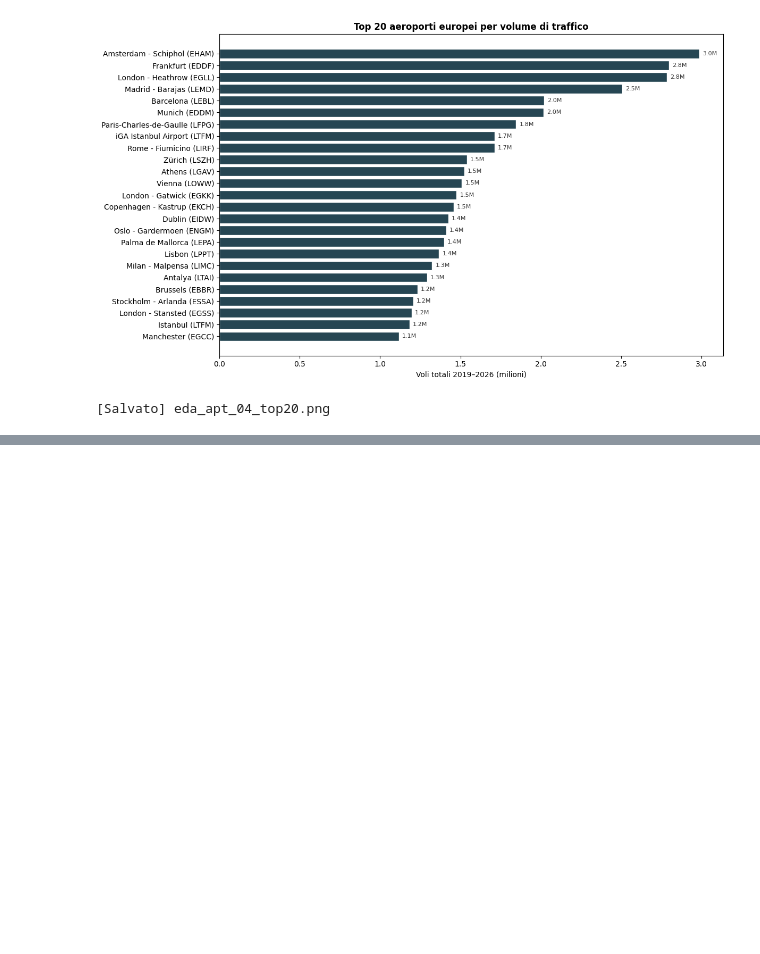
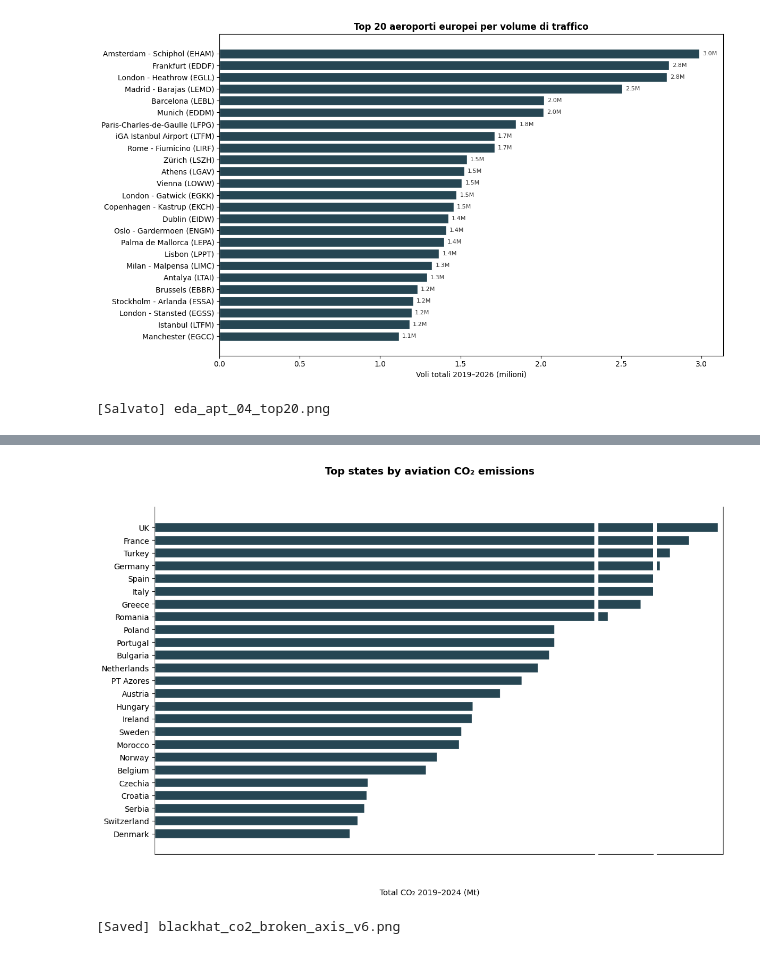
Before and after one commit to tabbba/Data-Visualization-, a Jupyter notebook: final_representation.ipynb, the cells around one changed output, grey strips where cells are left out. Drawn from its saved outputs; the diff is of its cells as text; code cells hidden in the pictures; blank space fills up the shorter version.

```diff
--- a/final_representation.ipynb
+++ b/final_representation.ipynb
@@ -87,0 +143,74 @@ print("[Salvato] eda_apt_04_top20.png")
+# %%
+"""
+BLACK HAT visualization — Broken axis CO₂ bar chart (v6)
+=========================================================
+- No value annotations on bars
+- No break marks
+- No x-axis tick values on any panel
+- Most polluting at bottom
+"""
+
+import matplotlib.pyplot as plt
+import numpy as np
+
+# ── Data preparation ────────────────────────────────────────────────────────
+state_tot = (
+    df_state.groupby("AREA")["CO2_KG"].sum()
+    .reset_index()
+    .sort_values("CO2_KG", ascending=False)
+    .head(25)
+)
+state_tot["name"] = state_tot["AREA"].map(CODE2NAME).fillna(state_tot["AREA"])
+
+# Reverse order: smallest on top, biggest at bottom
+state_tot = state_tot.iloc[::-1].reset_index(drop=True)
+
+names = state_tot["name"].values
+vals  = state_tot["CO2_KG"].values / 1e9  # Mt
+
+# ── THREE-PANEL broken axis ────────────────────────────────────────────────
+fig, (ax1, ax2, ax3) = plt.subplots(
+    1, 3, sharey=True, figsize=(13, 8),
+    gridspec_kw={
+        "width_ratios": [4, 0.5, 0.6],
+        "wspace": 0.02
+    }
+)
+
+for ax in [ax1, ax2, ax3]:
+    ax.barh(names, vals, color="#264653", edgecolor="white", height=0.75)
+
+# Axis limits — two cuts
+ax1.set_xlim(0, 22)
+ax2.set_xlim(25, 35)
+ax3.set_xlim(78, 122)
+
+# Hide spines between panels
+ax1.spines["right"].set_visible(False)
+ax1.spines["top"].set_visible(False)
+
+ax2.spines["left"].set_visible(False)
+ax2.spines["right"].set_visible(False)
+ax2.spines["top"].set_visible(False)
+ax2.tick_params(left=False)
+
+ax3.spines["left"].set_visible(False)
+ax3.spines["top"].set_visible(False)
+ax3.tick_params(left=False)
+
+# Remove ALL x-axis ticks and labels from every panel
+ax1.set_xticks([])
+ax2.set_xticks([])
+ax3.set_xticks([])
+
+fig.text(0.5, 0.02, "Total CO₂ 2019–2024 (Mt)", ha="center", fontsize=10)
+fig.suptitle("Top states by aviation CO₂ emissions",
+             fontweight="bold", fontsize=13, y=0.97)
+
+plt.tight_layout(rect=[0, 0.04, 1, 0.95])
+plt.savefig("blackhat_co2_broken_axis_v6.png", dpi=150, bbox_inches="tight")
+plt.show()
+print("[Saved] blackhat_co2_broken_axis_v6.png")
+# %% [output]
+[figure, added]
+[Saved] blackhat_co2_broken_axis_v6.png
```
Also changed, not shown: parts of 6 cells of this notebook, 2 other files.
